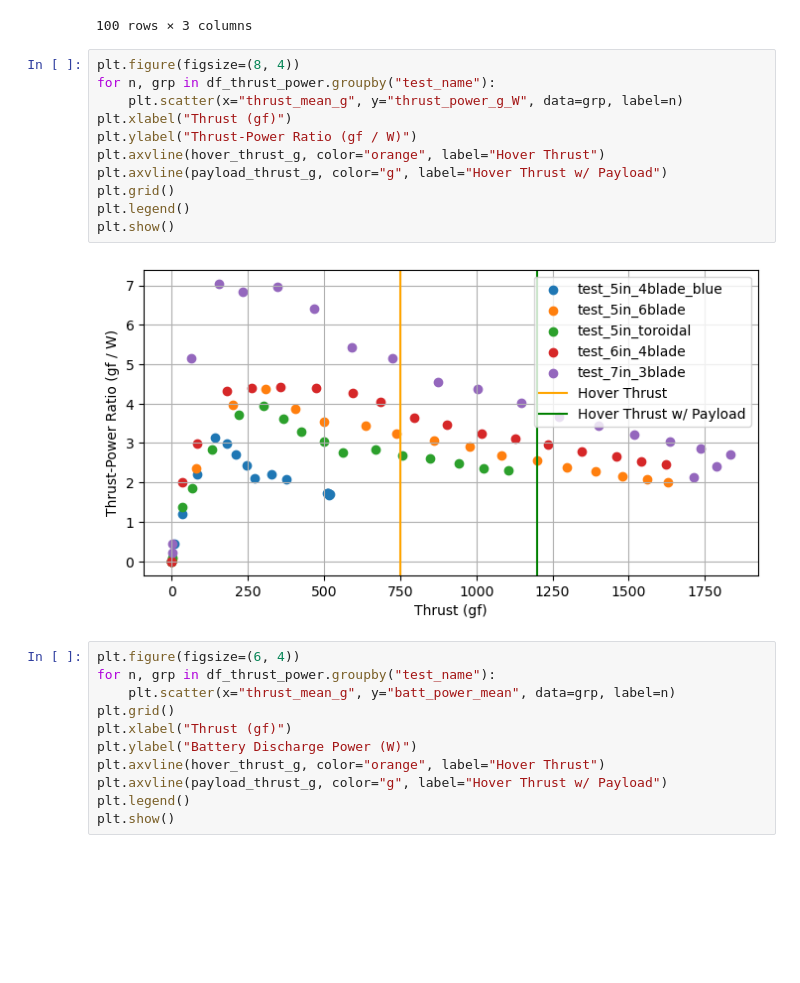
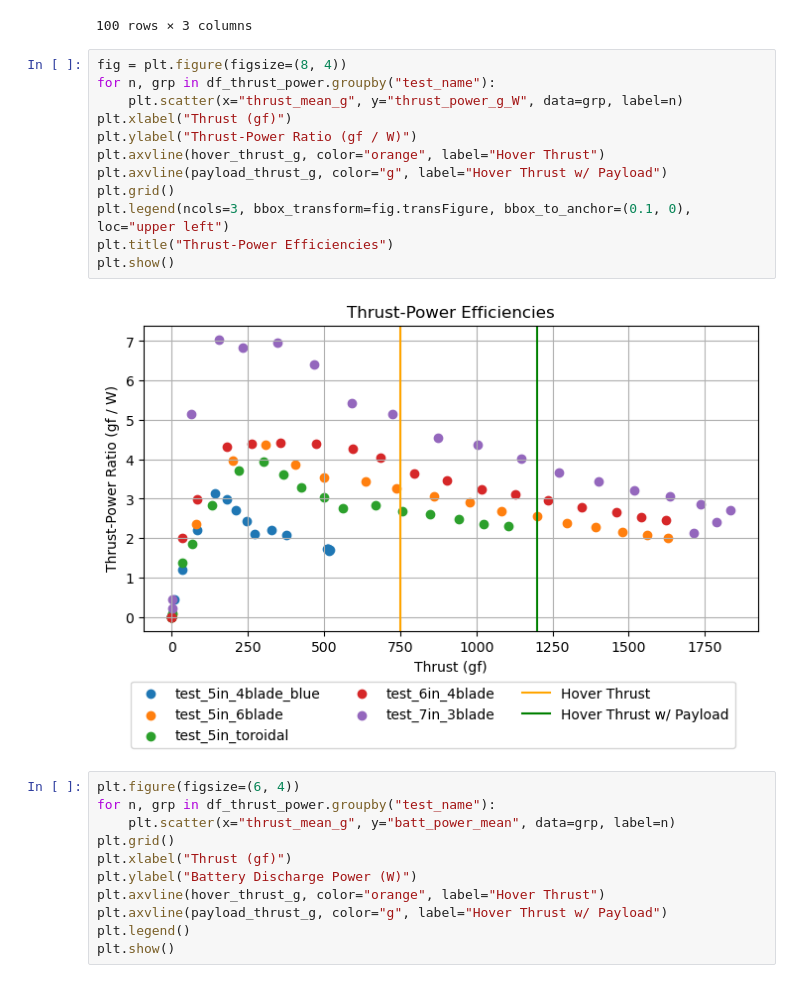
Before and after one commit to gtaharaedmonds/coaxial-drone, a Jupyter notebook: thrust_jig/test_runner/experiment_template.ipynb, the cells around one changed output. Saved outputs shown, nothing was run; the diff lists cells and outputs as text; blank space fills up the shorter version.

```diff
--- a/thrust_jig/test_runner/experiment_template.ipynb
+++ b/thrust_jig/test_runner/experiment_template.ipynb
@@ -247,18 +242,19 @@ df_thrust_power
 |  | 100 | 1712.530677 | 804.333249 | 2.129131 |
 100 rows × 3 columns
 # %%
-plt.figure(figsize=(8, 4))
+fig = plt.figure(figsize=(8, 4))
 for n, grp in df_thrust_power.groupby("test_name"):
     plt.scatter(x="thrust_mean_g", y="thrust_power_g_W", data=grp, label=n)
 plt.xlabel("Thrust (gf)")
 plt.ylabel("Thrust-Power Ratio (gf / W)")
 plt.axvline(hover_thrust_g, color="orange", label="Hover Thrust")
 plt.axvline(payload_thrust_g, color="g", label="Hover Thrust w/ Payload")
 plt.grid()
-plt.legend()
+plt.legend(ncols=3, bbox_transform=fig.transFigure, bbox_to_anchor=(0.1, 0), loc="upper left")
+plt.title("Thrust-Power Efficiencies")
 plt.show()
 # %% [output]
-[figure, old version]
+[figure, new version]
 # %%
 plt.figure(figsize=(6, 4))
 for n, grp in df_thrust_power.groupby("test_name"):
```
Also changed, not shown: parts of 4 cells of this notebook.
